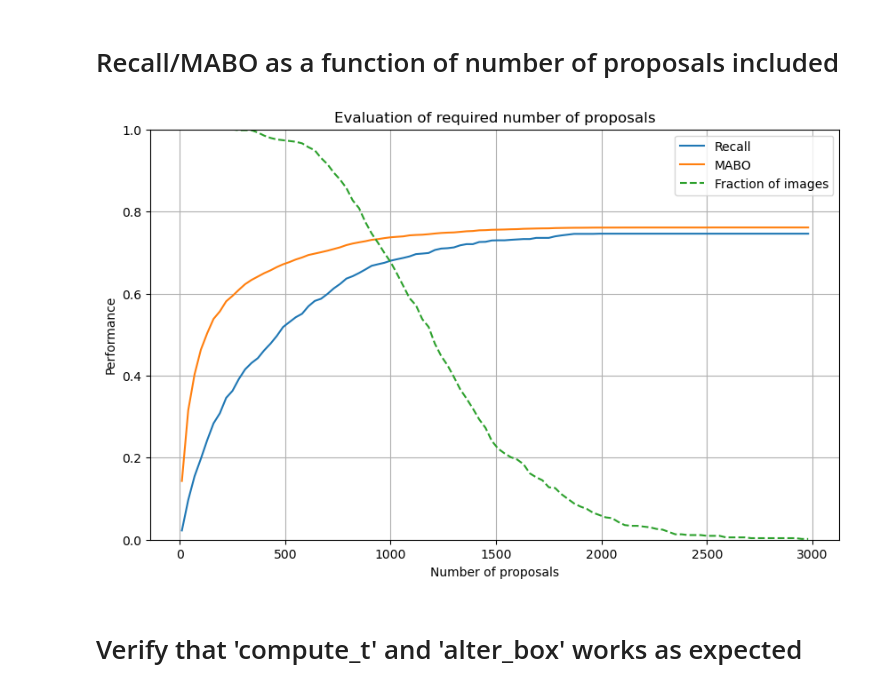
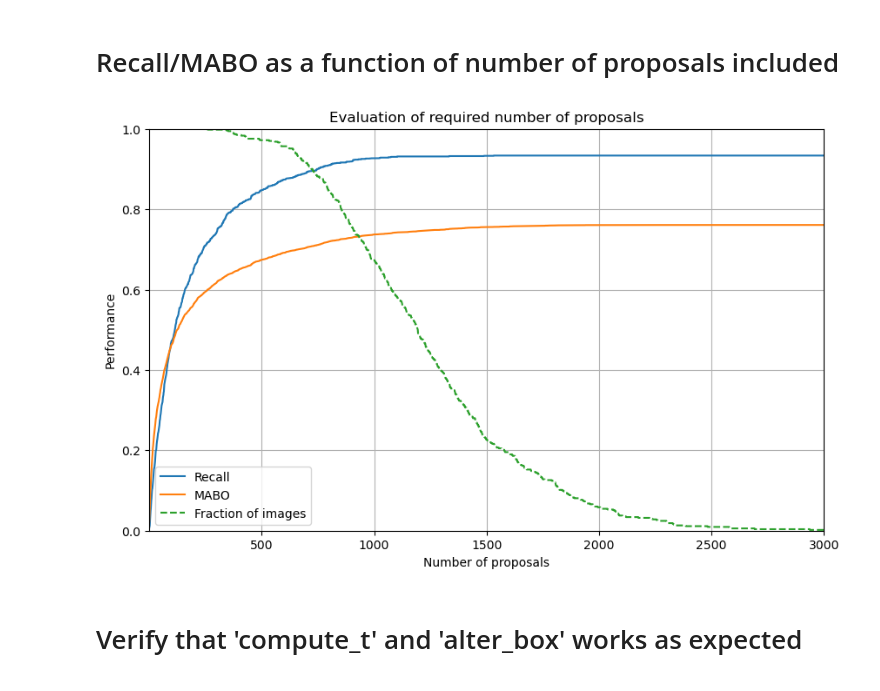
Before and after one commit to oe-andreas/02516, a Jupyter notebook: Object detection/test_oe.ipynb, the cells around one changed output. Cells and saved outputs as stored; diff of their text form; code cells hidden in the pictures.

```diff
--- a/Object detection/test_oe.ipynb
+++ b/Object detection/test_oe.ipynb
@@ -87,24 +82,25 @@ def bounding_box_recall_and_mabo(n_proposals_range, threshold=0.7, proposal_gett
     return mean_recalls, mean_mabos, fraction_of_images
 # %%
 # Example usage
-n_proposals_range = np.arange(10, 3000, 30)
-recall, mabo, fraction_of_images = bounding_box_recall_and_mabo(n_proposals_range)
+n_proposals_range = np.arange(10, 3000, 10)
+recall, mabo, fraction_of_images = bounding_box_recall_and_mabo(3000, threshold=0.5)
 # %%
 plt.figure(figsize=(10, 6))
-plt.plot(n_proposals_range, [recall[k] for k in n_proposals_range], label='Recall')
-plt.plot(n_proposals_range, [mabo[k] for k in n_proposals_range], label='MABO')
-plt.plot(n_proposals_range, [fraction_of_images[k] for k in n_proposals_range], '--', label='Fraction of images')
+plt.plot(recall, label='Recall')
+plt.plot(mabo, label='MABO')
+plt.plot(fraction_of_images, '--', label='Fraction of images')
 
 plt.grid(True)
 plt.xlabel('Number of proposals')
 plt.ylabel('Performance')
 plt.title('Evaluation of required number of proposals')
 plt.ylim(0, 1)
+plt.xlim(1, 3000)
 
 plt.legend()
 plt.show()
 # %% [output]
-[figure, old version]
+[figure, new version]
 # %% [markdown]
 # Verify that 'compute_t' and 'alter_box' works as expected
 # %%
```
Also changed, not shown: parts of 6 cells of this notebook, 2 other files.
